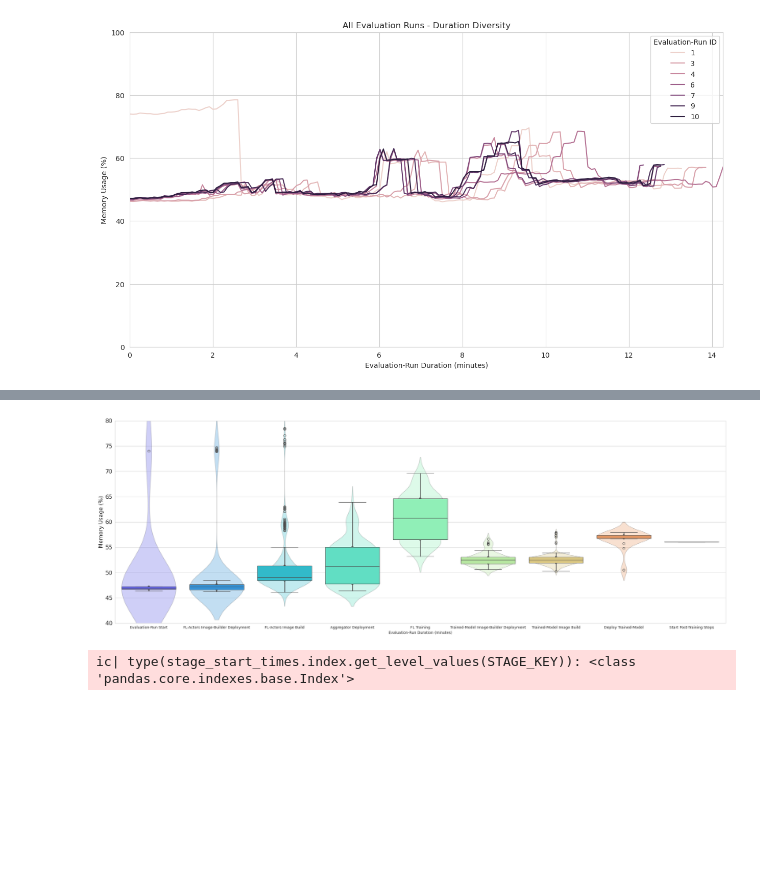
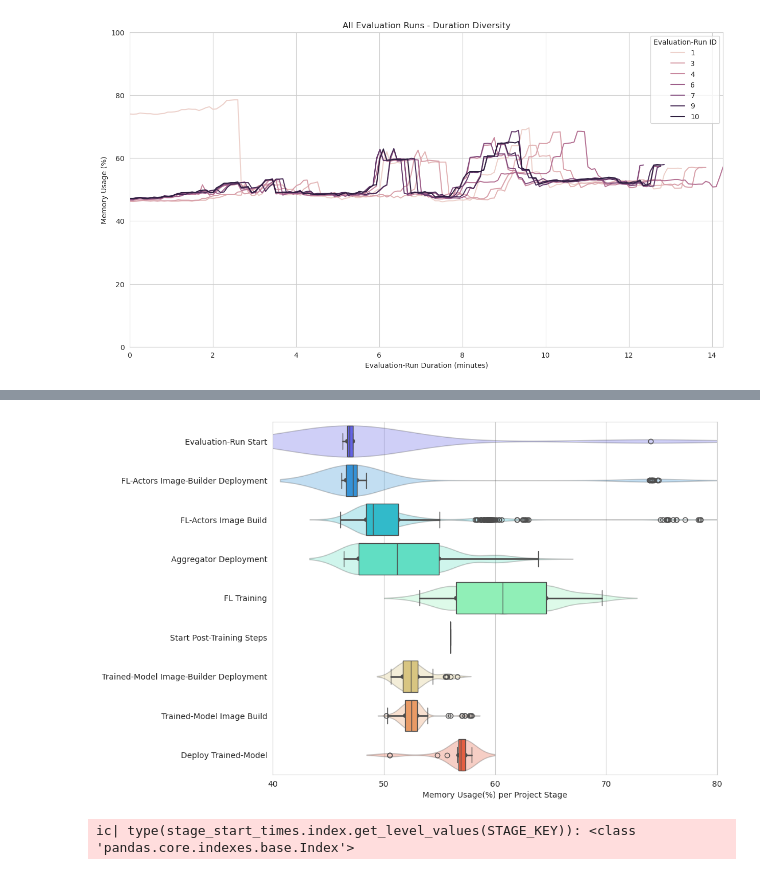
Before and after one commit to oakestra/oakestra-cli, a Jupyter notebook: oak_cli/evaluation/addons/flops/current_tmp_csv_graphs.ipynb, the cells around one changed output, grey strips where cells are left out. Saved outputs shown, nothing was run; the diff lists cells and outputs as text; code cells hidden in the pictures; blank space fills up the shorter version.

```diff
--- a/oak_cli/evaluation/addons/flops/current_tmp_csv_graphs.ipynb
+++ b/oak_cli/evaluation/addons/flops/current_tmp_csv_graphs.ipynb
@@ -150,12 +147,12 @@ draw_box_violin_plot_for_each_stage(
 # %%
 draw_box_violin_plot_for_each_stage(
     data=df,
     key=MEMORY_KEY,
-    y_label="Memory Usage (%)",
-    y_lim=(40,80)
+    x_label="Memory Usage(%) per Project Stage",
+    x_lim=(40,80),
 )
 # %% [output]
-[figure, old version]
+[figure, new version]
 # %%
 # Step 1 & 2: Group by 'experiment_run' and 'stage', then sum 'time'
 #grouped = df.groupby([RUN_ID_KEY, STAGE_KEY])[TIME_START_KEY].sum().reset_index()
```
Also changed, not shown: parts of 10 cells of this notebook, 2 other files.
